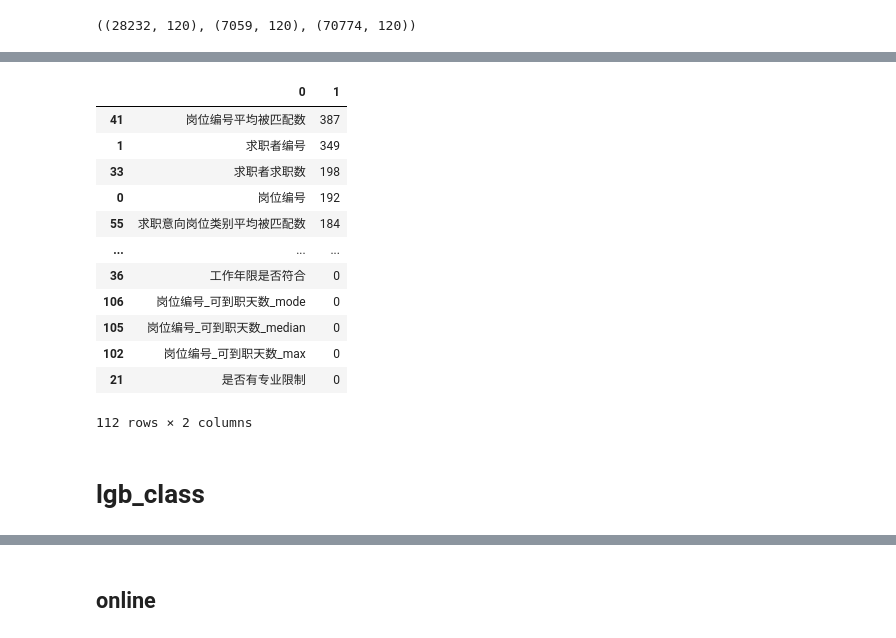
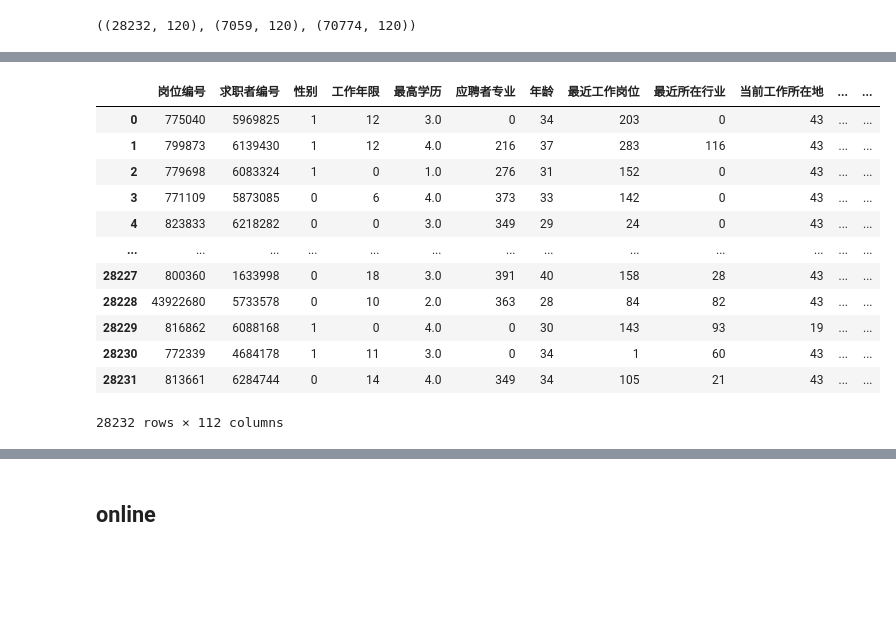
Before and after one commit to KATEhuang920909/human_co_match, a Jupyter notebook: human_co_match/jupyter/project_test.ipynb, the cells around one changed output, grey strips where cells are left out. Cells and saved outputs as stored; diff of their text form; code cells hidden in the pictures; blank space fills up the shorter version.

```diff
--- a/human_co_match/jupyter/project_test.ipynb
+++ b/human_co_match/jupyter/project_test.ipynb
@@ -261,21 +228,19 @@ Early stopping, best iteration is:
-# %%
-pd.DataFrame(zip(list(train.columns),model.feature_importance())).sort_values(1,ascending=False)#.to_csv(r'feature_iportance_v2.csv')
-# %% [output]
-|  | 0 | 1 |
-| 41 | 岗位编号平均被匹配数 | 387 |
-| 1 | 求职者编号 | 349 |
-| 33 | 求职者求职数 | 198 |
-| 0 | 岗位编号 | 192 |
-| 55 | 求职意向岗位类别平均被匹配数 | 184 |
-| ... | ... | ... |
-| 36 | 工作年限是否符合 | 0 |
-| 106 | 岗位编号_可到职天数_mode | 0 |
-| 105 | 岗位编号_可到职天数_median | 0 |
-| 102 | 岗位编号_可到职天数_max | 0 |
-| 21 | 是否有专业限制 | 0 |
-112 rows × 2 columns
-# %% [markdown]
-# lgb_class
+# %%
+train
+# %% [output]
+|  | 岗位编号 | 求职者编号 | 性别 | 工作年限 | 最高学历 | 应聘者专业 | 年龄 | 最近工作岗位 | 最近所在行业 | 当前工作所在地 | ... | ... |
+| 0 | 775040 | 5969825 | 1 | 12 | 3.0 | 0 | 34 | 203 | 0 | 43 | ... | ... |
+| 1 | 799873 | 6139430 | 1 | 12 | 4.0 | 216 | 37 | 283 | 116 | 43 | ... | ... |
+| 2 | 779698 | 6083324 | 1 | 0 | 1.0 | 276 | 31 | 152 | 0 | 43 | ... | ... |
+| 3 | 771109 | 5873085 | 0 | 6 | 4.0 | 373 | 33 | 142 | 0 | 43 | ... | ... |
+| 4 | 823833 | 6218282 | 0 | 0 | 3.0 | 349 | 29 | 24 | 0 | 43 | ... | ... |
+| ... | ... | ... | ... | ... | ... | ... | ... | ... | ... | ... | ... | ... |
+| 28227 | 800360 | 1633998 | 0 | 18 | 3.0 | 391 | 40 | 158 | 28 | 43 | ... | ... |
+| 28228 | 43922680 | 5733578 | 0 | 10 | 2.0 | 363 | 28 | 84 | 82 | 43 | ... | ... |
+| 28229 | 816862 | 6088168 | 1 | 0 | 4.0 | 0 | 30 | 143 | 93 | 19 | ... | ... |
+| 28230 | 772339 | 4684178 | 1 | 11 | 3.0 | 0 | 34 | 1 | 60 | 43 | ... | ... |
+| 28231 | 813661 | 6284744 | 0 | 14 | 4.0 | 349 | 34 | 105 | 21 | 43 | ... | ... |
+28232 rows × 112 columns
 # %%
 import lightgbm
 from sklearn.model_selection import KFold
```
Also changed, not shown: parts of 33 cells of this notebook.
